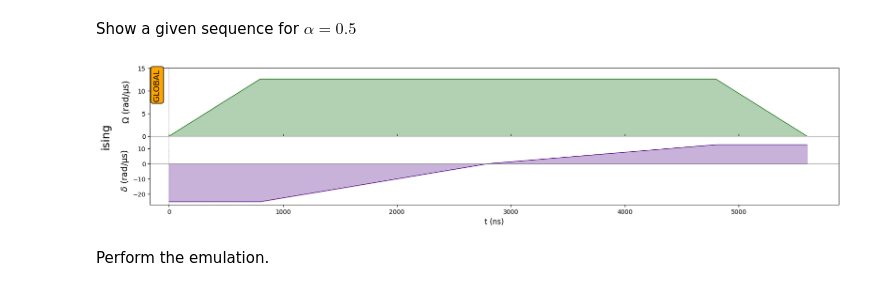
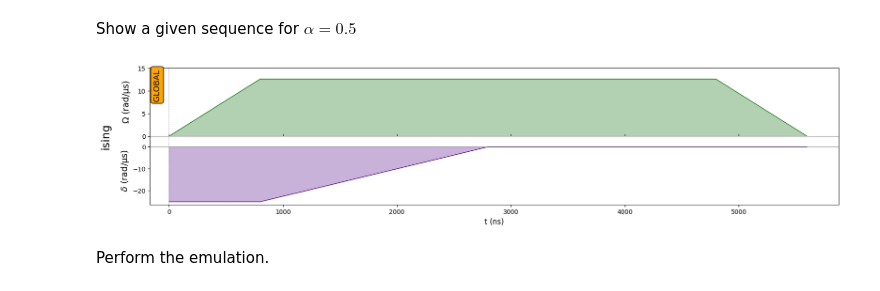
Before and after one commit to pasqal-io/tutorial-IEEE-quantum-2024-09-15, a Jupyter notebook: notebooks/part2.ipynb, the cells around one changed output. Saved outputs shown, nothing was run; the diff lists cells and outputs as text; code cells hidden in the pictures.

```diff
--- a/notebooks/part2.ipynb
+++ b/notebooks/part2.ipynb
@@ -223,10 +221,10 @@ def prepare_at_given_detuning(alpha):
 # %% [markdown]
 Show a given sequence for $\alpha = 0.5$
 # %%
-seq = prepare_at_given_detuning(alpha = 0.5)
+seq = prepare_at_given_detuning(alpha = 0.0)
 seq.draw()
 # %% [output]
-[figure, old version]
+[figure, new version]
 # %% [markdown]
 Perform the emulation.
 # %%
```
Also changed, not shown: parts of 12 cells of this notebook, 2 other files.
